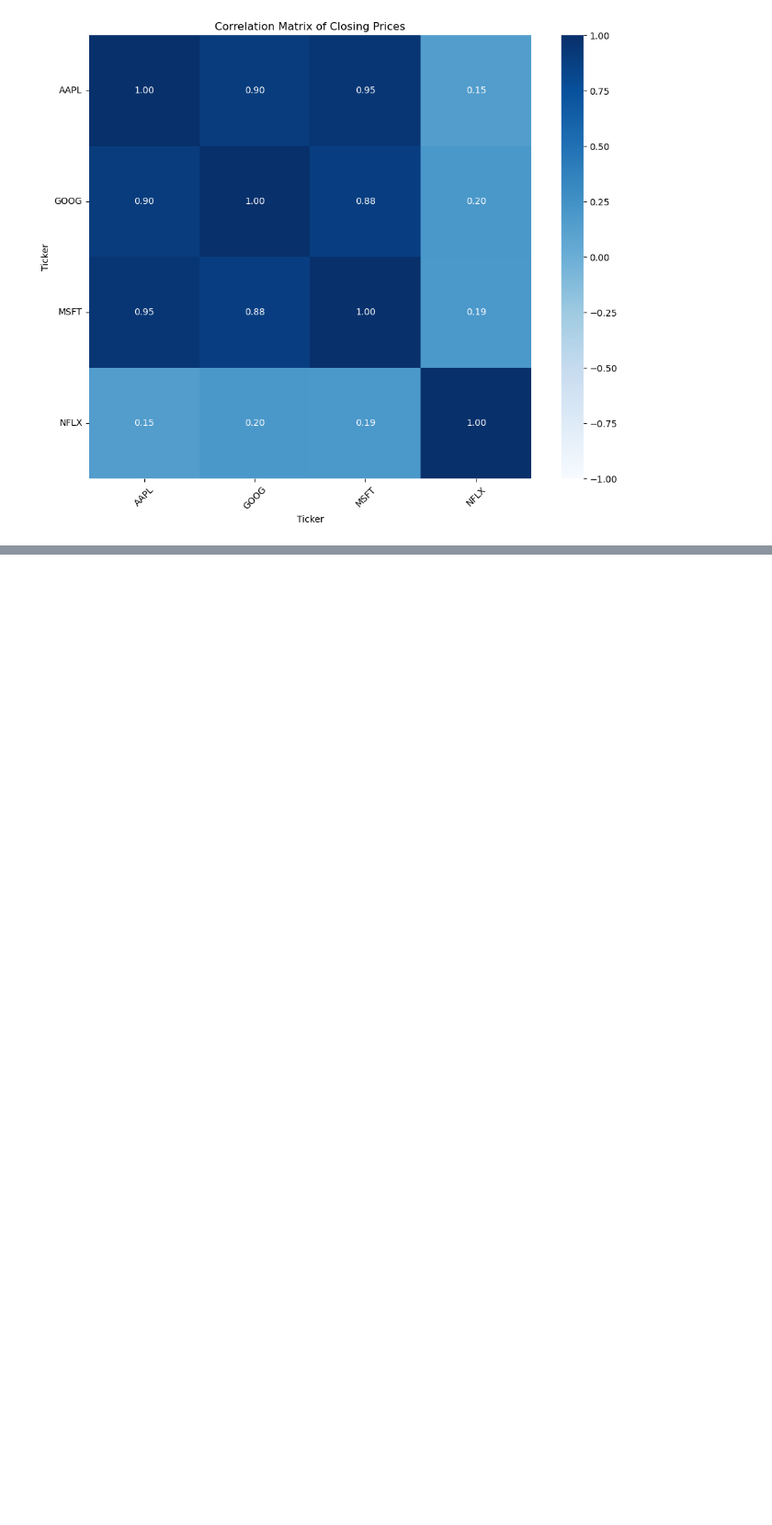
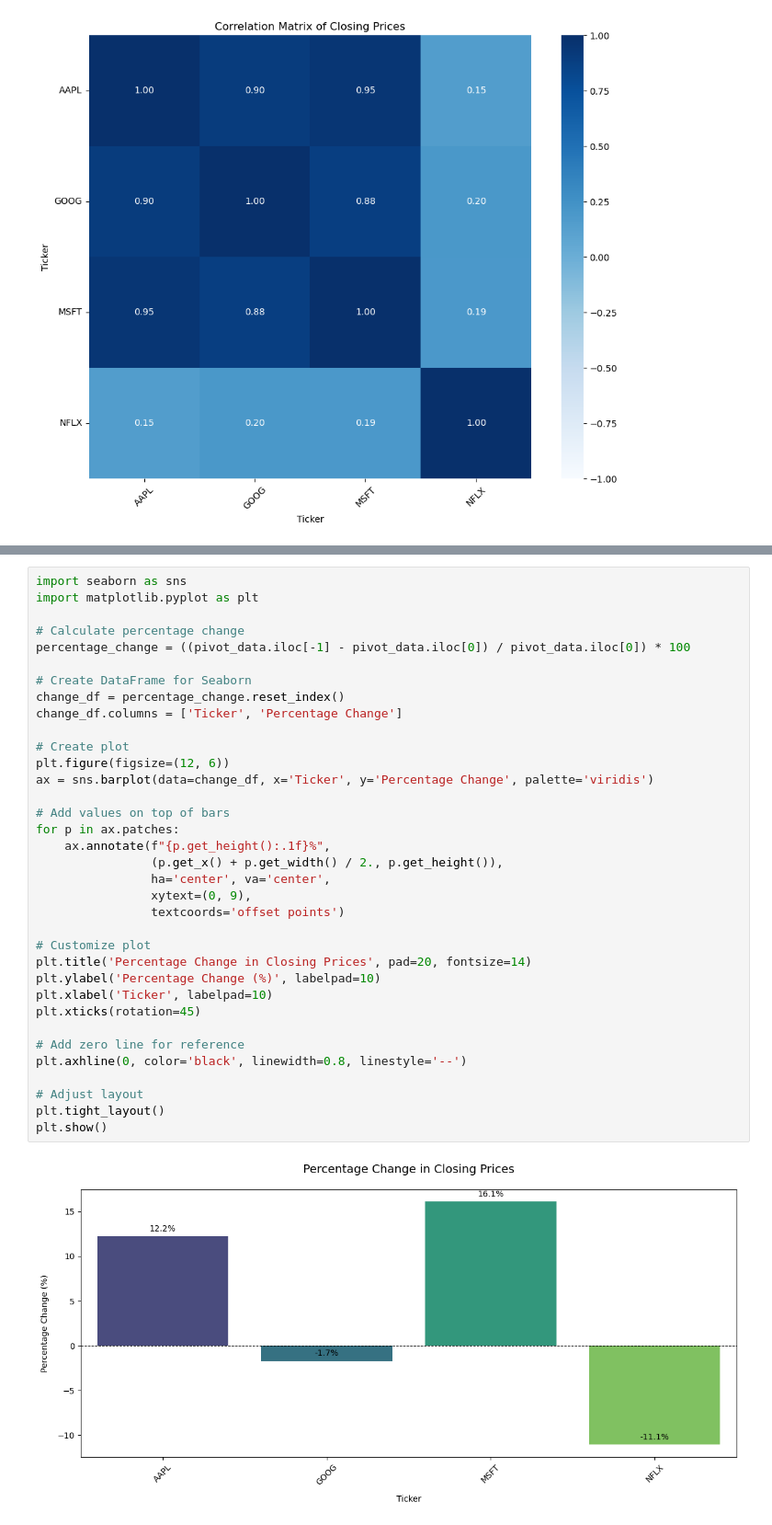
Before and after one commit to carlos-marin1742/quantitative-analysis-stocks, a Jupyter notebook: quantitative-analysis-of-stocks-markets.ipynb, the cells around one changed output, grey strips where cells are left out. Shown: that part at 92% size. Cells and saved outputs as stored; diff of their text form; blank space fills up the shorter version.

```diff
--- a/quantitative-analysis-of-stocks-markets.ipynb
+++ b/quantitative-analysis-of-stocks-markets.ipynb
@@ -139,0 +202,37 @@ plt.show()
+# %%
+import seaborn as sns
+import matplotlib.pyplot as plt
+
+# Calculate percentage change
+percentage_change = ((pivot_data.iloc[-1] - pivot_data.iloc[0]) / pivot_data.iloc[0]) * 100
+
+# Create DataFrame for Seaborn
+change_df = percentage_change.reset_index()
+change_df.columns = ['Ticker', 'Percentage Change']
+
+# Create plot
+plt.figure(figsize=(12, 6))
+ax = sns.barplot(data=change_df, x='Ticker', y='Percentage Change', palette='viridis')
+
+# Add values on top of bars
+for p in ax.patches:
+    ax.annotate(f"{p.get_height():.1f}%",
+                (p.get_x() + p.get_width() / 2., p.get_height()),
+                ha='center', va='center',
+                xytext=(0, 9),
+                textcoords='offset points')
+
+# Customize plot
+plt.title('Percentage Change in Closing Prices', pad=20, fontsize=14)
+plt.ylabel('Percentage Change (%)', labelpad=10)
+plt.xlabel('Ticker', labelpad=10)
+plt.xticks(rotation=45)
+
+# Add zero line for reference
+plt.axhline(0, color='black', linewidth=0.8, linestyle='--')
+
+# Adjust layout
+plt.tight_layout()
+plt.show()
+# %% [output]
+[figure, added]
```
Also changed, not shown: parts of 8 cells of this notebook.
